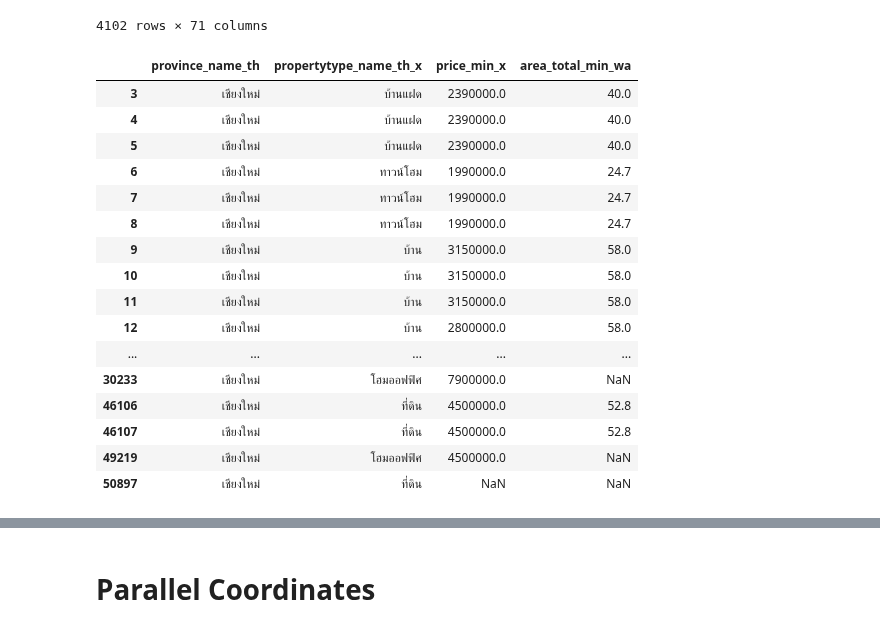
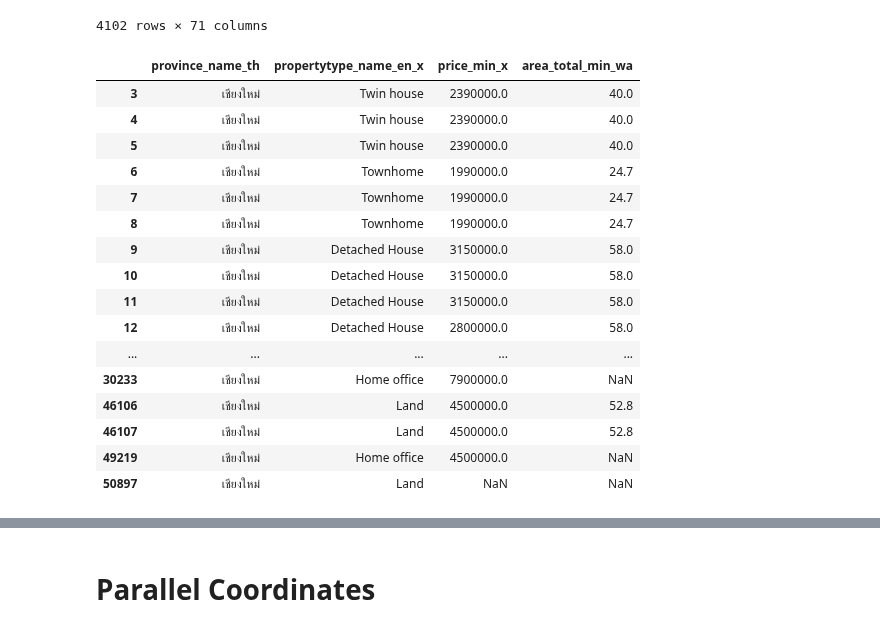
Before and after one commit to NewtonSawitta/BasicProg_DataViz65, a Jupyter notebook: HW3.ipynb, the cells around one changed output, grey strips where cells are left out. Saved outputs shown, nothing was run; the diff lists cells and outputs as text; code cells hidden in the pictures.

```diff
--- a/HW3.ipynb
+++ b/HW3.ipynb
@@ -68,26 +68,26 @@ province
 | 53727 | 35109 | unittype_1459 | project_711 | บ้านแสงรุ่ง | 3 | Townhome | ... |
 4102 rows × 71 columns
 # %%
-UP1 = province.groupby('propertytype_name_th_x')[['province_name_th','propertytype_name_th_x','price_min_x','area_total_min_wa']].head()
+UP1 = province.groupby('propertytype_name_en_x')[['province_name_th','propertytype_name_en_x','price_min_x','area_total_min_wa']].head()
 UP1
 # %% [output]
-|  | province_name_th | propertytype_name_th_x | price_min_x | area_total_min_wa |
-| 3 | เชียงใหม่ | บ้านแฝด | 2390000.0 | 40.0 |
-| 4 | เชียงใหม่ | บ้านแฝด | 2390000.0 | 40.0 |
-| 5 | เชียงใหม่ | บ้านแฝด | 2390000.0 | 40.0 |
-| 6 | เชียงใหม่ | ทาวน์โฮม | 1990000.0 | 24.7 |
-| 7 | เชียงใหม่ | ทาวน์โฮม | 1990000.0 | 24.7 |
-| 8 | เชียงใหม่ | ทาวน์โฮม | 1990000.0 | 24.7 |
-| 9 | เชียงใหม่ | บ้าน | 3150000.0 | 58.0 |
-| 10 | เชียงใหม่ | บ้าน | 3150000.0 | 58.0 |
-| 11 | เชียงใหม่ | บ้าน | 3150000.0 | 58.0 |
-| 12 | เชียงใหม่ | บ้าน | 2800000.0 | 58.0 |
+|  | province_name_th | propertytype_name_en_x | price_min_x | area_total_min_wa |
+| 3 | เชียงใหม่ | Twin house | 2390000.0 | 40.0 |
+| 4 | เชียงใหม่ | Twin house | 2390000.0 | 40.0 |
+| 5 | เชียงใหม่ | Twin house | 2390000.0 | 40.0 |
+| 6 | เชียงใหม่ | Townhome | 1990000.0 | 24.7 |
+| 7 | เชียงใหม่ | Townhome | 1990000.0 | 24.7 |
+| 8 | เชียงใหม่ | Townhome | 1990000.0 | 24.7 |
+| 9 | เชียงใหม่ | Detached House | 3150000.0 | 58.0 |
+| 10 | เชียงใหม่ | Detached House | 3150000.0 | 58.0 |
+| 11 | เชียงใหม่ | Detached House | 3150000.0 | 58.0 |
+| 12 | เชียงใหม่ | Detached House | 2800000.0 | 58.0 |
 | ... | ... | ... | ... | ... |
-| 30233 | เชียงใหม่ | โฮมออฟฟิศ | 7900000.0 | NaN |
-| 46106 | เชียงใหม่ | ที่ดิน | 4500000.0 | 52.8 |
-| 46107 | เชียงใหม่ | ที่ดิน | 4500000.0 | 52.8 |
-| 49219 | เชียงใหม่ | โฮมออฟฟิศ | 4500000.0 | NaN |
-| 50897 | เชียงใหม่ | ที่ดิน | NaN | NaN |
+| 30233 | เชียงใหม่ | Home office | 7900000.0 | NaN |
+| 46106 | เชียงใหม่ | Land | 4500000.0 | 52.8 |
+| 46107 | เชียงใหม่ | Land | 4500000.0 | 52.8 |
+| 49219 | เชียงใหม่ | Home office | 4500000.0 | NaN |
+| 50897 | เชียงใหม่ | Land | NaN | NaN |
 # %%
 UPP = UP1.iloc[6:16]
 UPP
```
Also changed, not shown: parts of 4 cells of this notebook.
